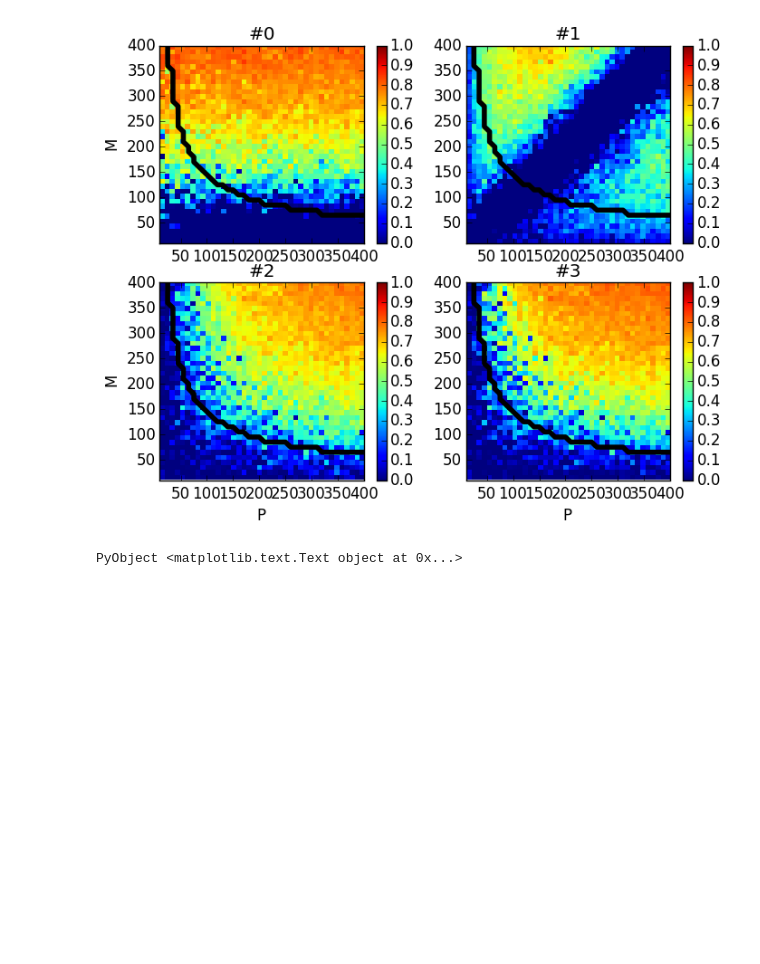
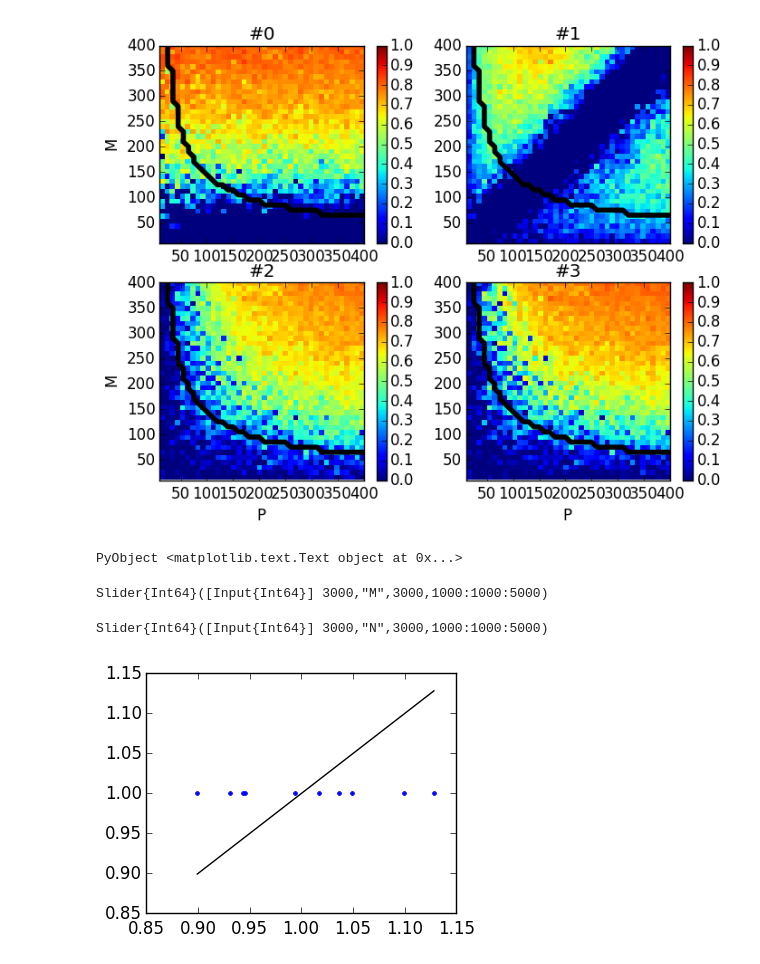
Before and after one commit to ganguli-lab/single-trial, a Jupyter notebook: notebooks/Static Decoding.ipynb, the cells around one changed output. Cells and saved outputs as stored; diff of their text form; code cells hidden in the pictures; blank space fills up the shorter version.

```diff
--- a/notebooks/Static Decoding.ipynb
+++ b/notebooks/Static Decoding.ipynb
@@ -393,3 +393,23 @@ title("#3"); xlabel("P")
 # %% [output]
 [figure]
 PyObject <matplotlib.text.Text object at 0x...>
+# %%
+K = 10
+f = figure(figsize=(4, 3))
+
+@manipulate for M = 1000:1000:5000, N = 1000:1000:5000
+    Uorth = qr(randn(N, K))[1][1:M, :]
+    U = randn(N, K)[1:M, :] / sqrt(N)
+
+    Sorth = sort(eig(Uorth' * Uorth)[1])
+    S = sort(eig(U' * U)[1])
+
+    withfig(f) do
+        plot(S, Sorth, ".")
+        plot([minimum(S), maximum(S)], [minimum(S), maximum(S)], "k-")
+    end
+end
+# %% [output]
+Slider{Int64}([Input{Int64}] 3000,"M",3000,1000:1000:5000)
+Slider{Int64}([Input{Int64}] 3000,"N",3000,1000:1000:5000)
+[figure, added]
```
Also changed, not shown: parts of 5 cells of this notebook, 3 other files.
